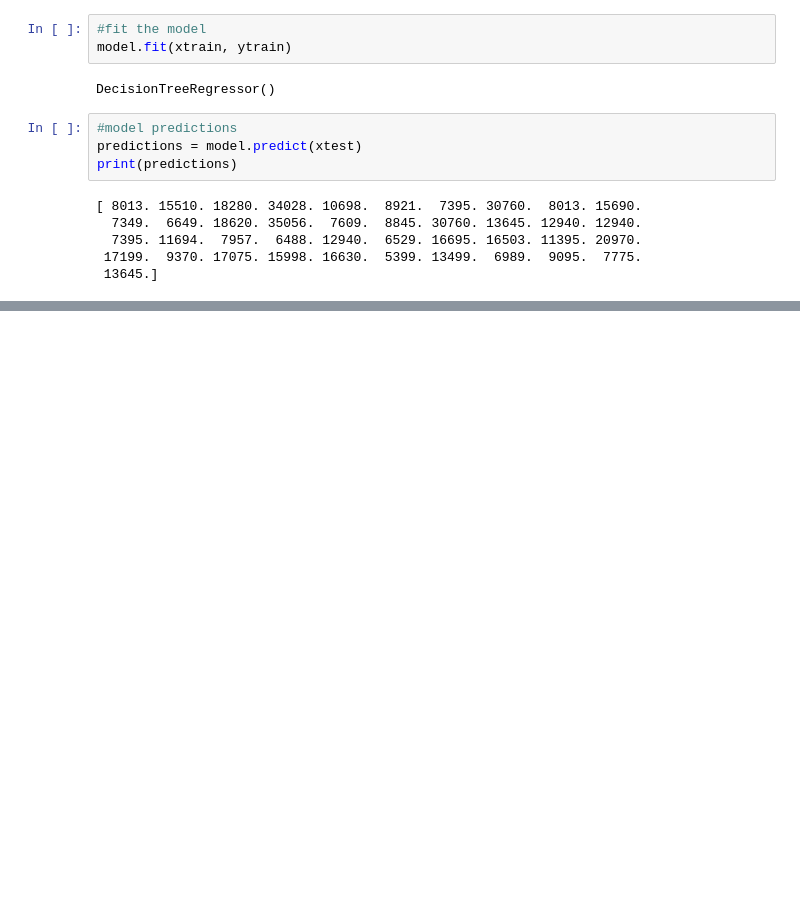
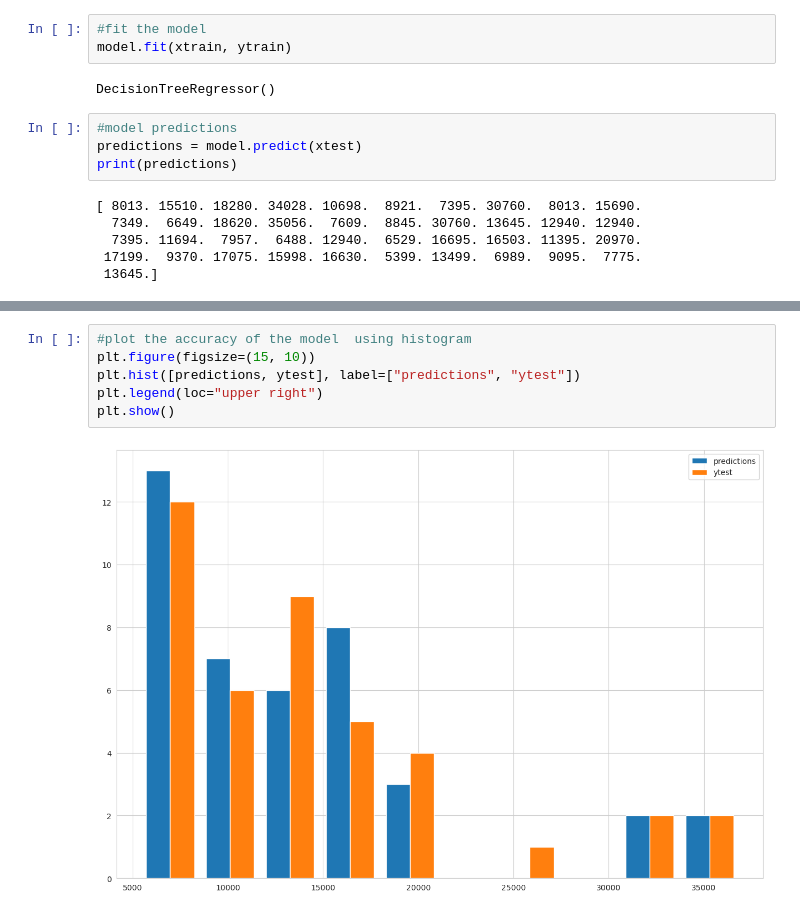
Before and after one commit to Kiash254/DS-ML, a Jupyter notebook: cars/cars.ipynb, the cells around one changed output, grey strips where cells are left out. Saved outputs shown, nothing was run; the diff lists cells and outputs as text; blank space fills up the shorter version.

Commit message:
adde price prediction usinf decision classiffer ML algorithm

```diff
--- a/cars/cars.ipynb
+++ b/cars/cars.ipynb
@@ -180,0 +183,8 @@ model.score(xtest, predictions)
+# %%
+#plot the accuracy of the model  using histogram
+plt.figure(figsize=(15, 10))
+plt.hist([predictions, ytest], label=["predictions", "ytest"])
+plt.legend(loc="upper right")
+plt.show()
+# %% [output]
+[figure, added]
```
Also changed, not shown: parts of 1 cell of this notebook.
